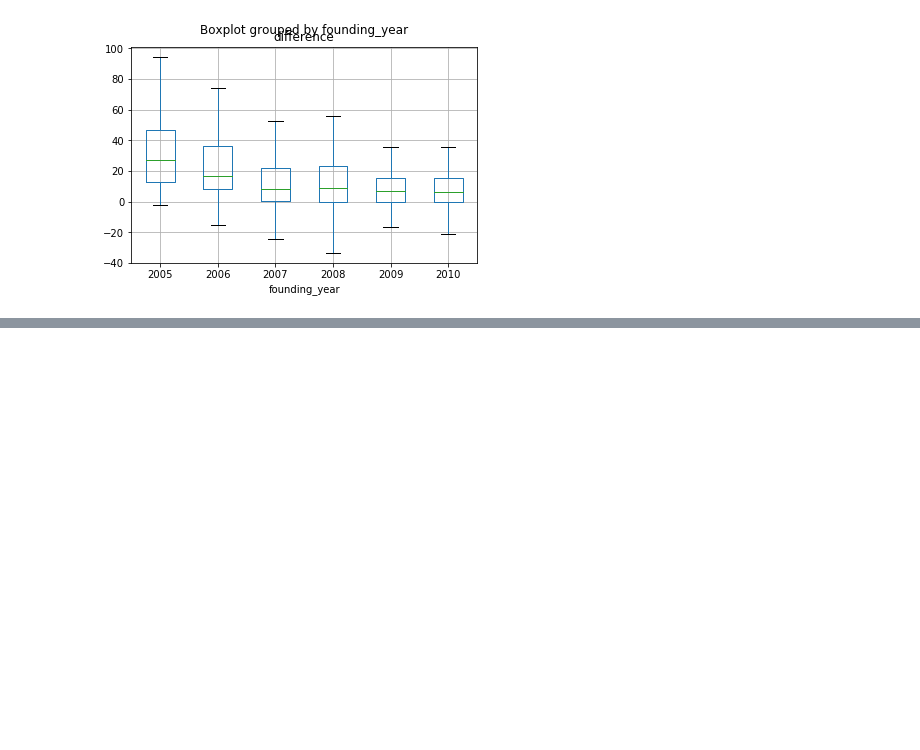
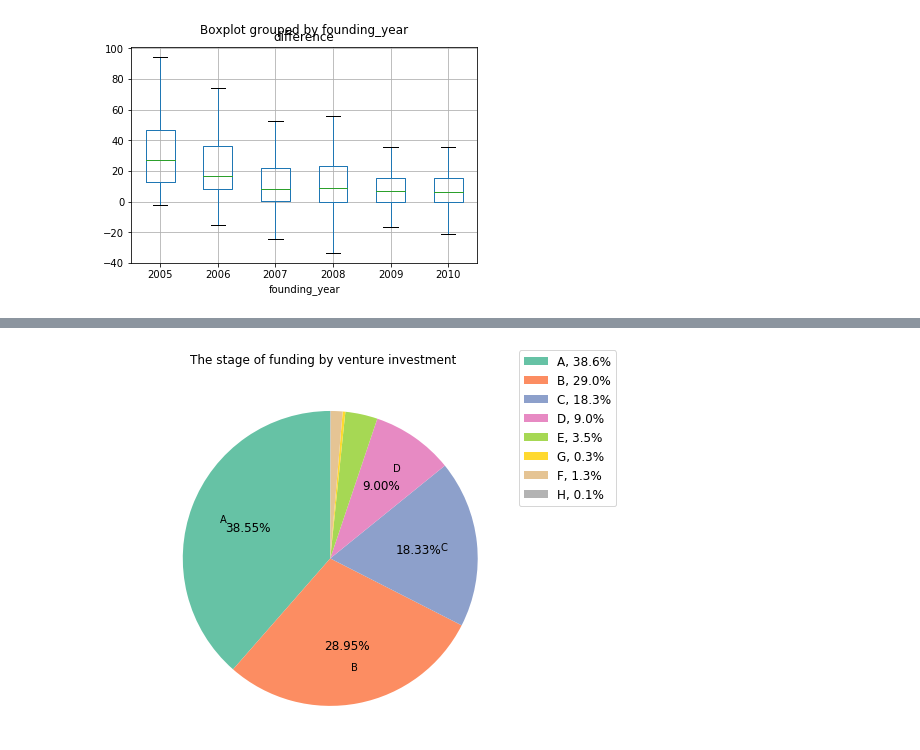
Before and after one commit to saichowdaryg/ECE143project, a Jupyter notebook: Final.ipynb, the cells around one changed output, grey strips where cells are left out. Saved outputs shown, nothing was run; the diff lists cells and outputs as text; code cells hidden in the pictures; blank space fills up the shorter version.

```diff
--- a/Final.ipynb
+++ b/Final.ipynb
@@ -629,0 +661,12 @@ combined=df.read_csv()
+# %%
+investments = pd.read_csv('investments.csv')
+investments = investments[investments['funding_round_type'] == 'venture']
+investments = investments[pd.notnull(investments['funding_round_code'])]
+label = list(investments['funding_round_code'].unique())
+size = []
+for item in label:
+    size.append(list(investments['funding_round_code']).count(item))
+
+plot_pie_chart(label, size, 'The stage of funding by venture investment')
+# %% [output]
+[figure, added]
```
Also changed, not shown: parts of 8 cells of this notebook, 1 other file.
